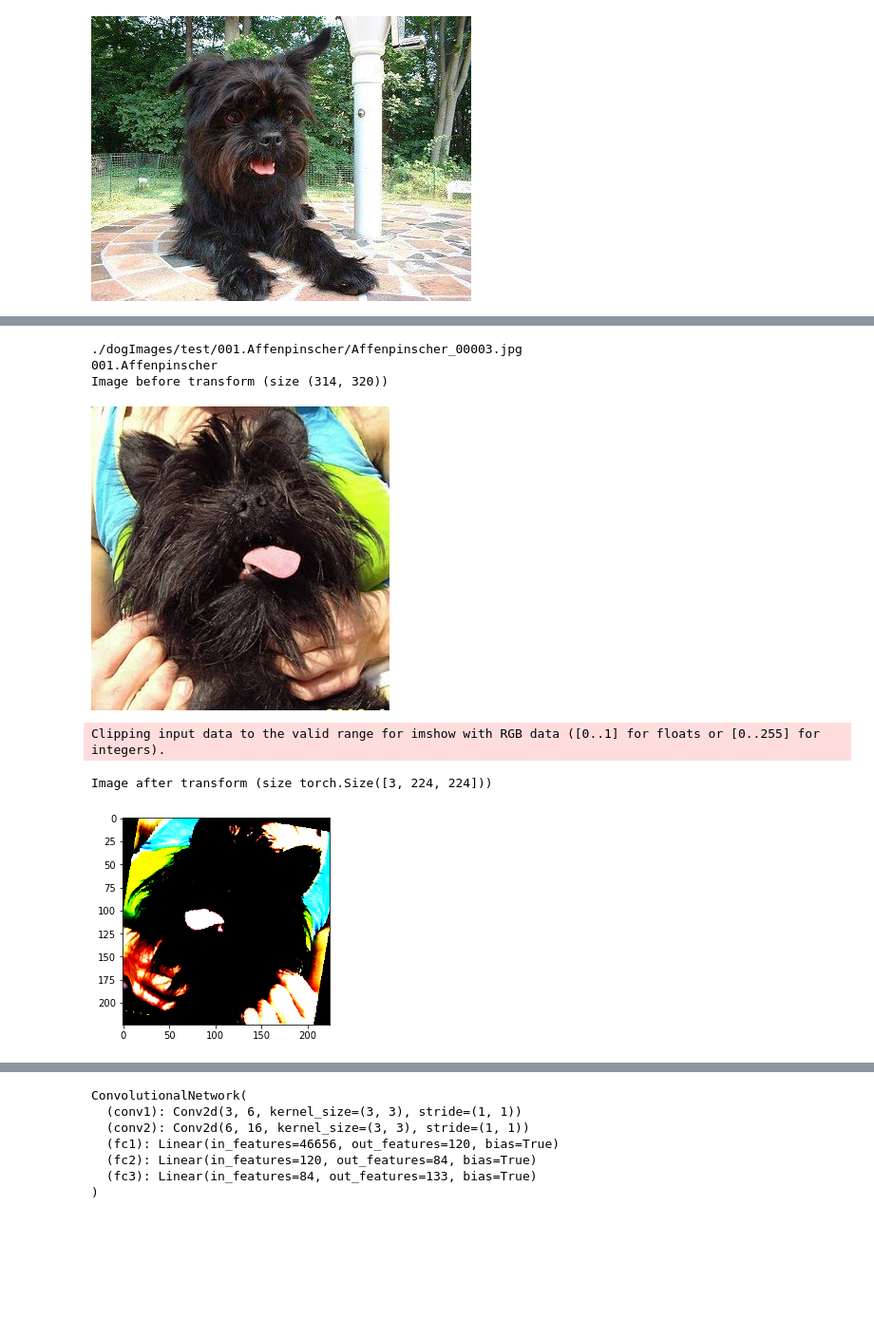
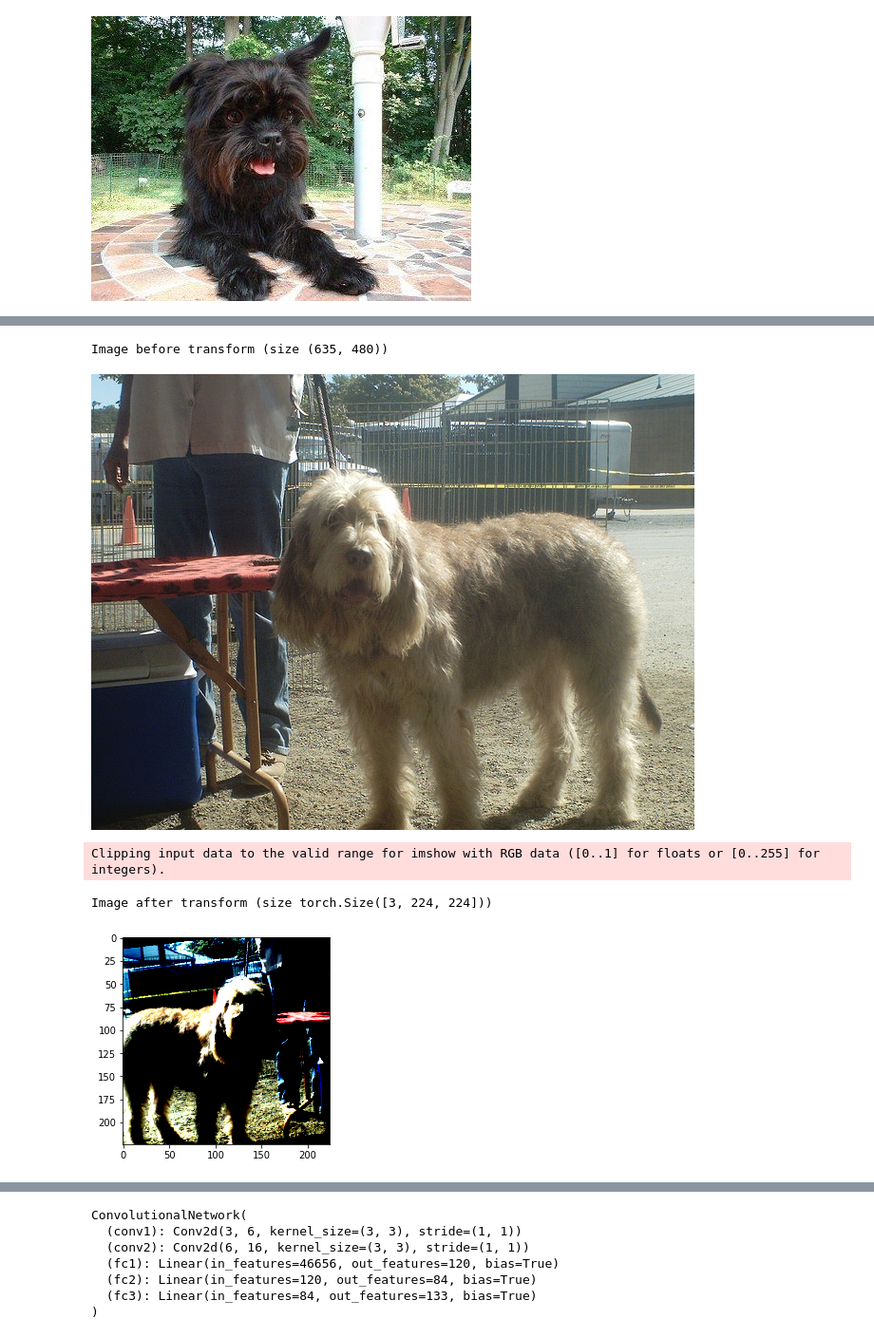
Before and after one commit to udacity/CD0387-deep-learning-topics-within-computer-vision-nlp-project-starter, a Jupyter notebook: train_and_deploy.ipynb, the cells around one changed output, grey strips where cells are left out. Shown at 95% size. Saved outputs shown, nothing was run; the diff lists cells and outputs as text; code cells hidden in the pictures; blank space fills up the shorter version.

```diff
--- a/train_and_deploy.ipynb
+++ b/train_and_deploy.ipynb
@@ -222,12 +221,12 @@ class CustomDataSet(Dataset):
         self.root = path
         self.transform = transform
         self.img_paths, self.img_class, self.img_class_int = self._get_image(path)
-        # self.img_class_int = self._get_class_indexes()
+        self.img_class_int = self._get_class_indexes()
 
-    # def _get_class_indexes(self):
-    #     '''Convert the classes to integers'''
-    #     unique_classes = list(np.unique(self.img_class))
-    #     return [unique_classes.index(c) for c in self.img_class]
+    def _get_class_indexes(self):
+        '''Convert the classes to integers'''
+        self.unique_classes = list(np.unique(self.img_class))
+        return [self.unique_classes.index(c) for c in self.img_class]
 
 
 
@@ -251,44 +250,40 @@ class CustomDataSet(Dataset):
 
     def __getitem__(self, idx):
         img_loc = os.path.join(self.img_paths[idx])
         target_class = self.img_class_int[idx]
         image = Image.open(img_loc).convert("RGB")
         tensor_image = self.transform(image)
         return tensor_image, target_class
 
     def _plot_tensor(self, img):
         plt.imshow(np.transpose(img.numpy(), (1, 2, 0)));
 
     def test_transform(self,idx = 0):
         img_loc = os.path.join(self.img_paths[idx])
         image = Image.open(img_loc).convert("RGB")
         print(f'Image before transform (size {image.size})')
         display(image)
         tensor_image = self.transform(image)
         print(f'Image after transform (size {tensor_image.size()})')
         self._plot_tensor(tensor_image)
 
     def get_class_names(self):
         return list(np.unique(self.img_class))
 
     def get_labels(self):
         return list(np.unique(self.img_class_int))
 
 
 
-test = CustomDataSet("./dogImages/test/", train_transform)
-print(test.img_paths[0])
-print(test.img_class[0])
+data = CustomDataSet("./dogImages/test/", train_transform)
 
-test.test_transform(0)
+data.test_transform(0)
 # %% [output]
-./dogImages/test/001.Affenpinscher/Affenpinscher_00003.jpg
-001.Affenpinscher
-Image before transform (size (314, 320))
+Image before transform (size (635, 480))
-[figure, old version]
+[figure, new version]
 Clipping input data to the valid range for imshow with RGB data ([0..1] for floats or [0..255] for integers).
 Image after transform (size torch.Size([3, 224, 224]))
-[figure, old version]
+[figure, new version]
 # %%
 torch.cuda.is_available()
 # %% [output]
```
Also changed, not shown: parts of 16 cells of this notebook.
